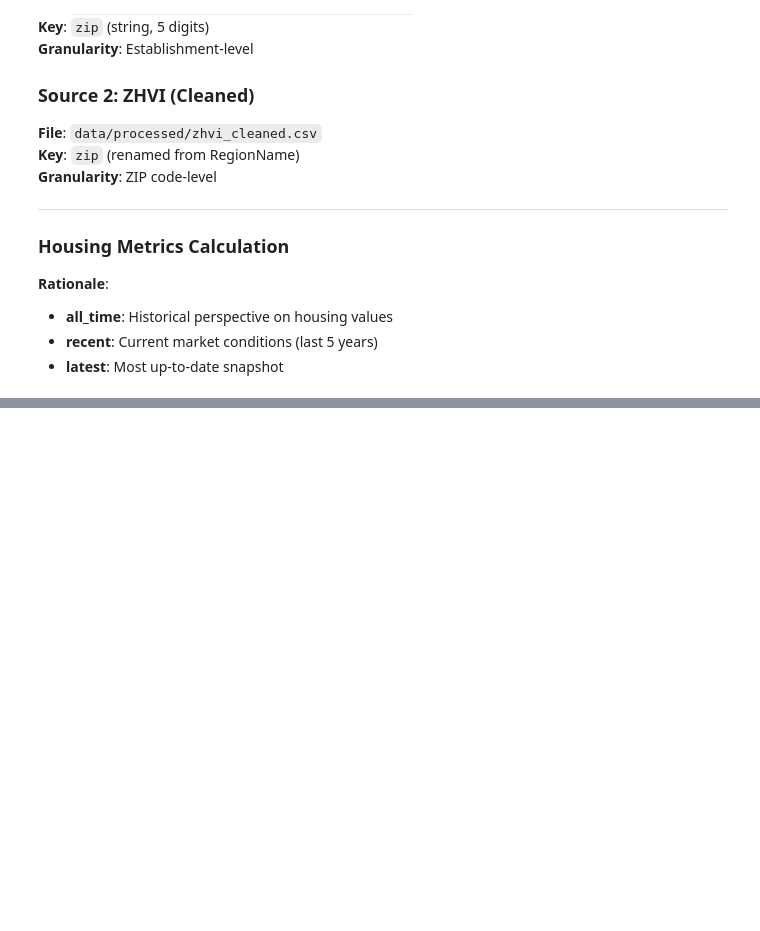
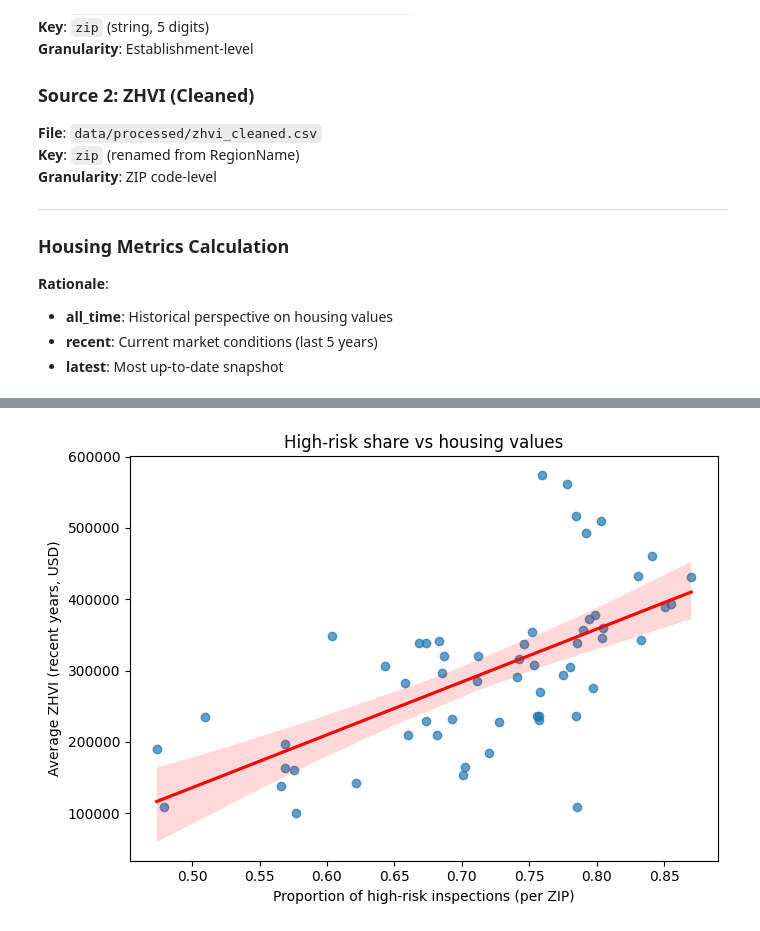
Before and after one commit to annieguzh/IS-477-Course-Project, a Jupyter notebook: workflow.ipynb, the cells around one changed output, grey strips where cells are left out. Cells and saved outputs as stored; diff of their text form; code cells hidden in the pictures; blank space fills up the shorter version.

```diff
--- a/workflow.ipynb
+++ b/workflow.ipynb
@@ -932,0 +1089,17 @@ Let the data determine geographic scope by joining on exact ZIP code matches wit
+# %%
+# 3.1 High-risk proportion vs recent ZHVI
+plt.figure(figsize=(7, 5))
+sns.regplot(
+    data=zip_level,
+    x="high_risk_prop",
+    y="avg_zhvi_recent",
+    scatter_kws={"alpha": 0.7},
+    line_kws={"color": "red"}
+)
+plt.xlabel("Proportion of high-risk inspections (per ZIP)")
+plt.ylabel("Average ZHVI (recent years, USD)")
+plt.title("High-risk share vs housing values")
+plt.tight_layout()
+plt.show()
+# %% [output]
+[figure, added]
```
Also changed, not shown: parts of 34 cells of this notebook, 55 other files.
